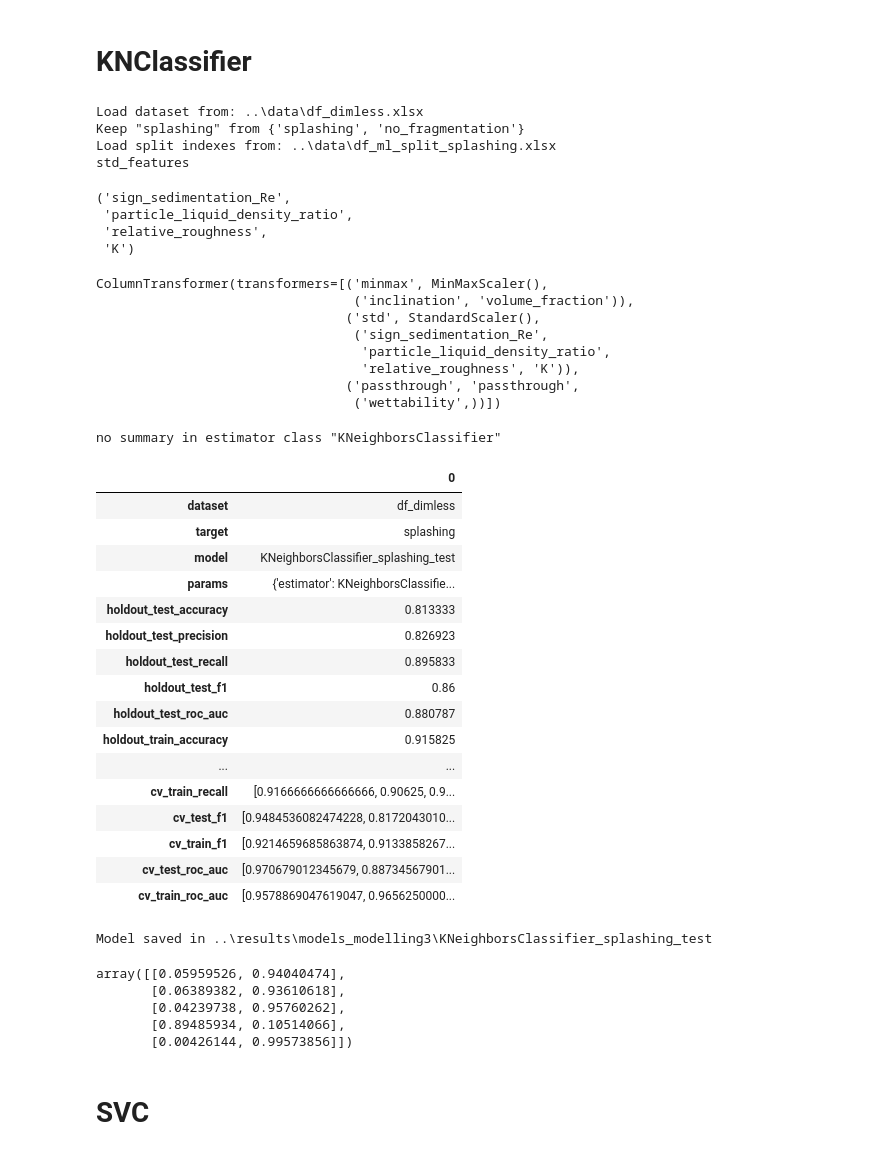
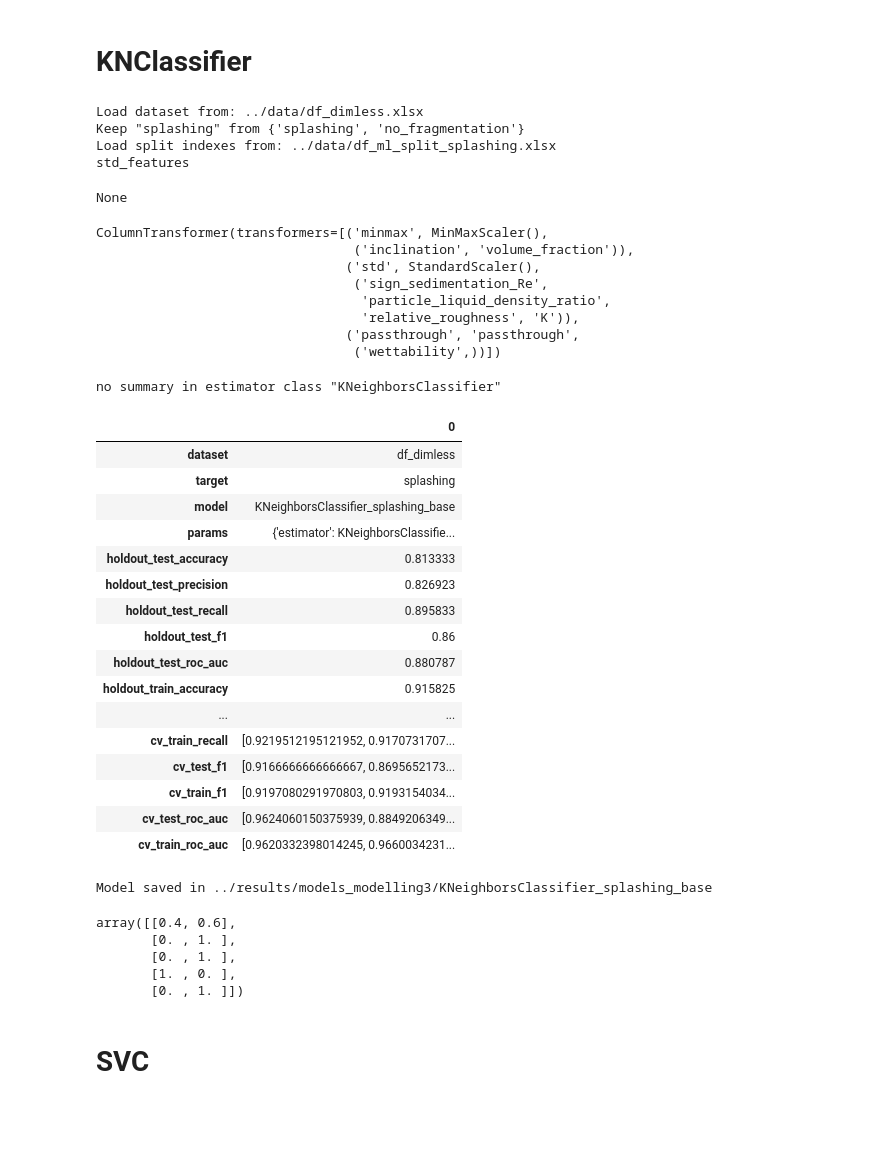
Before and after one commit to mvulf/drop-wall-impact-ml-prediction, a Jupyter notebook: notebooks/modelling_df3_dimless_3.2_nonlogit_models.ipynb, the cells around one changed output. Cells and saved outputs as stored; diff of their text form; code cells hidden in the pictures; blank space fills up the shorter version.

```diff
--- a/notebooks/modelling_df3_dimless_mlpipeline_nonlogit_models.ipynb
+++ b/notebooks/modelling_df3_dimless_3.2_nonlogit_models.ipynb
@@ -123,41 +120,38 @@ ml_pipe = MLPipeline(
     features_to_drop = (
         'Re',
         'We',
         'init_volume_fraction',
         'particle_droplet_diameter_ratio',
         'sedimentation_Re',
         # 'particle_liquid_density_ratio',
         'sedimentation_Stk'
         # 'sign_sedimentation_Re',
         # 'volume_fraction',
         # 'relative_roughness',
         # 'inclination',
         # 'wettability',
-    ), model_postfix='test',)
+    ), model_postfix='base',)
 
 ml_pipe.run()
 # %% [output]
-Load dataset from: ..\data\df_dimless.xlsx
+Load dataset from: ../data/df_dimless.xlsx
 Keep "splashing" from {'splashing', 'no_fragmentation'}
-Load split indexes from: ..\data\df_ml_split_splashing.xlsx
+Load split indexes from: ../data/df_ml_split_splashing.xlsx
 std_features
-('sign_sedimentation_Re',
- 'particle_liquid_density_ratio',
- 'relative_roughness',
- 'K')
+None
 ColumnTransformer(transformers=[('minmax', MinMaxScaler(),
                                  ('inclination', 'volume_fraction')),
                                 ('std', StandardScaler(),
                                  ('sign_sedimentation_Re',
                                   'particle_liquid_density_ratio',
                                   'relative_roughness', 'K')),
                                 ('passthrough', 'passthrough',
                                  ('wettability',))])
 no summary in estimator class "KNeighborsClassifier"
 |  | 0 |
 | dataset | df_dimless |
 | target | splashing |
-| model | KNeighborsClassifier_splashing_test |
+| model | KNeighborsClassifier_splashing_base |
 | params | {'estimator': KNeighborsClassifie... |
 | holdout_test_accuracy | 0.813333 |
 | holdout_test_precision | 0.826923 |
@@ -166,23 +160,23 @@ no summary in estimator class "KNeighborsClassifier"
 | holdout_test_roc_auc | 0.880787 |
 | holdout_train_accuracy | 0.915825 |
 | ... | ... |
-| cv_train_recall | [0.9166666666666666, 0.90625, 0.9... |
-| cv_test_f1 | [0.9484536082474228, 0.8172043010... |
-| cv_train_f1 | [0.9214659685863874, 0.9133858267... |
-| cv_test_roc_auc | [0.970679012345679, 0.88734567901... |
-| cv_train_roc_auc | [0.9578869047619047, 0.9656250000... |
+| cv_train_recall | [0.9219512195121952, 0.9170731707... |
+| cv_test_f1 | [0.9166666666666667, 0.8695652173... |
+| cv_train_f1 | [0.9197080291970803, 0.9193154034... |
+| cv_test_roc_auc | [0.9624060150375939, 0.8849206349... |
+| cv_train_roc_auc | [0.9620332398014245, 0.9660034231... |
-Model saved in ..\results\models_modelling3\KNeighborsClassifier_splashing_test
+Model saved in ../results/models_modelling3/KNeighborsClassifier_splashing_base
 # %%
 model = joblib.load(
-    '../results/models_modelling3/KNeighborsClassifier_splashing_test')
+    '../results/models_modelling3/KNeighborsClassifier_splashing_base')
 model.predict_proba(
     ml_pipe.get_X_y(ml_pipe.test)[0])[:5]
 # %% [output]
-array([[0.05959526, 0.94040474],
-       [0.06389382, 0.93610618],
-       [0.04239738, 0.95760262],
-       [0.89485934, 0.10514066],
-       [0.00426144, 0.99573856]])
+array([[0.4, 0.6],
+       [0. , 1. ],
+       [0. , 1. ],
+       [1. , 0. ],
+       [0. , 1. ]])
 # %% [markdown]
 # SVC
 # %%
```
Also changed, not shown: parts of 8 cells of this notebook, 19 other files.
